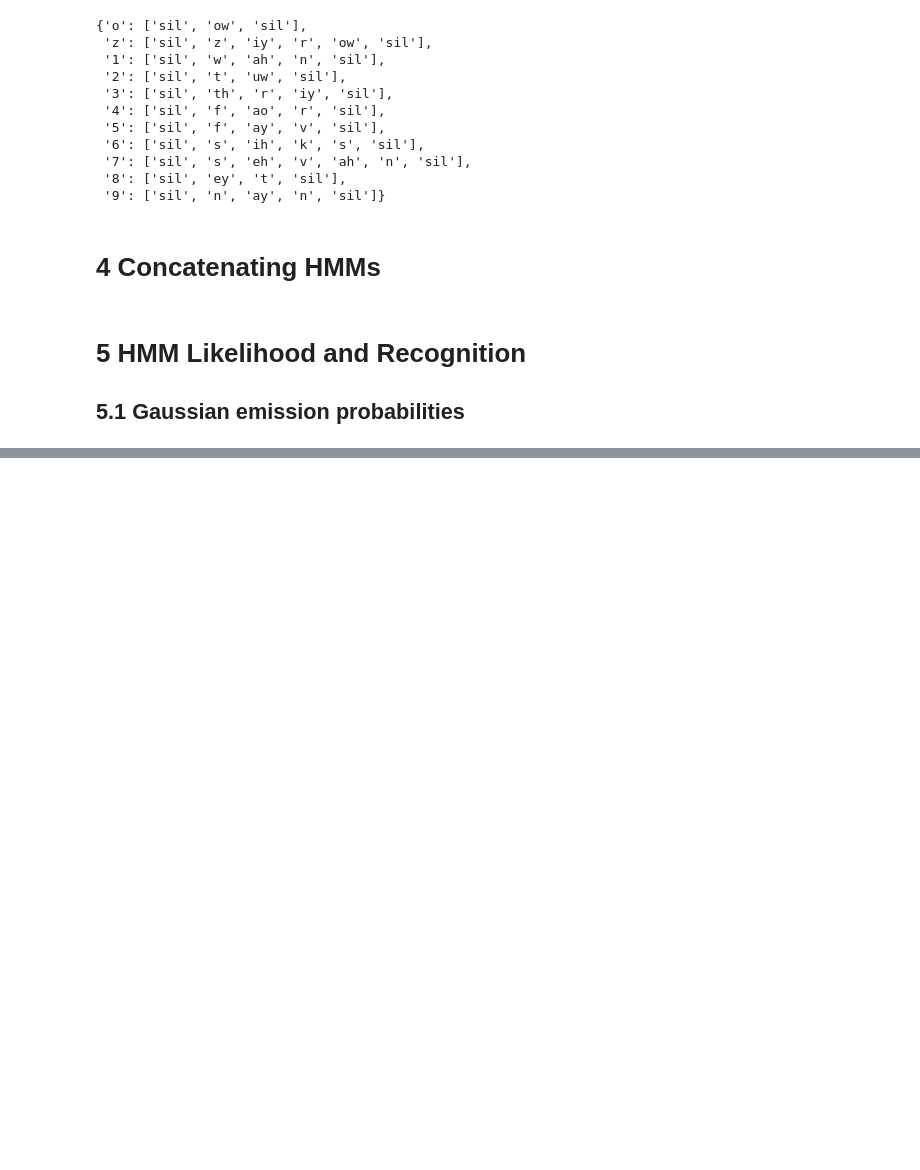
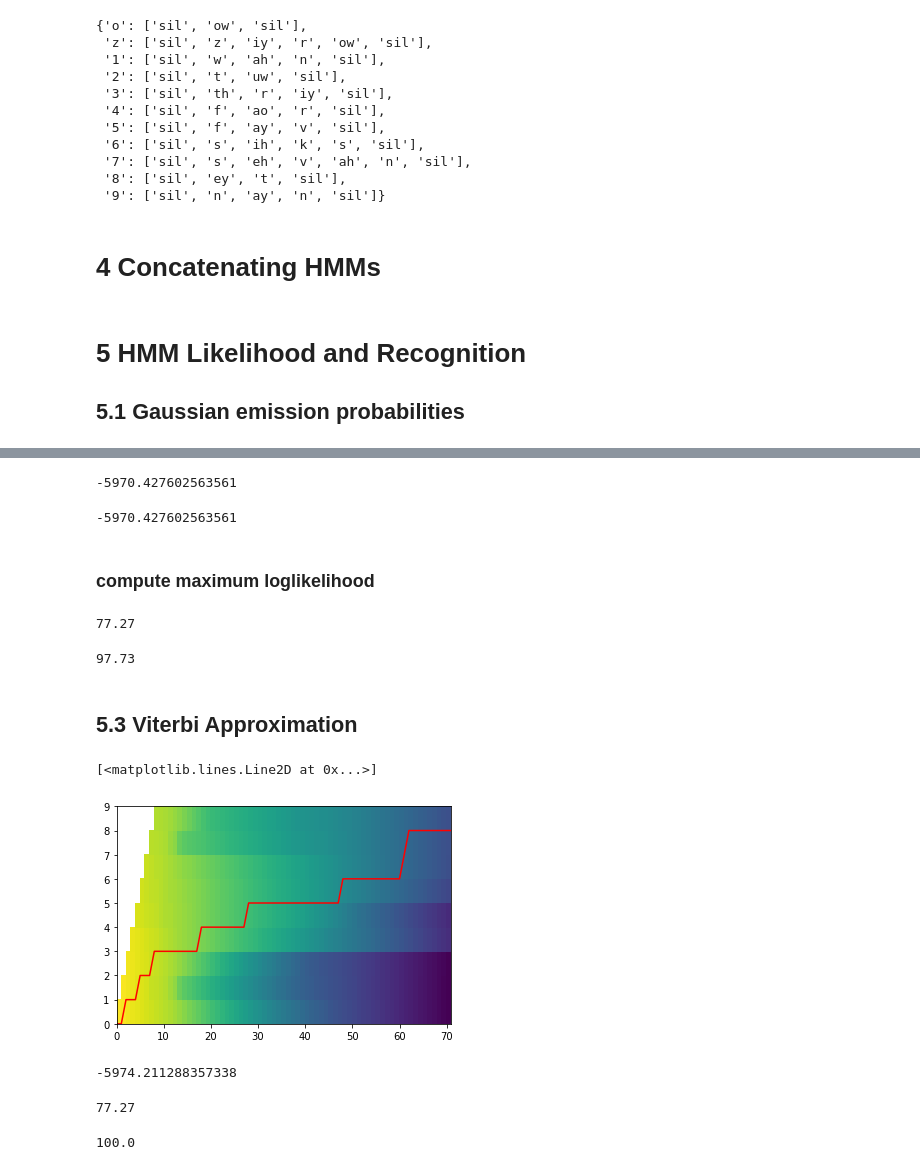
Before and after one commit to KenzaB27/ssr_labs, a Jupyter notebook: lab2/experiments.ipynb, the cells around one changed output, grey strips where cells are left out. Saved outputs shown, nothing was run; the diff lists cells and outputs as text; code cells hidden in the pictures; blank space fills up the shorter version.

Commit message:
viterbi implementation

```diff
--- a/lab2/experiments.ipynb
+++ b/lab2/experiments.ipynb
@@ -99,0 +149,9 @@ wordHMMs['o'] = proto.concatHMMs(phoneHMMs, isolated['o'])
+# %%
+loglik = logsumexp(log_alpha[-1])
+loglik
+# %% [output]
+-5970.427602563561
+# %%
+example['loglik']
+# %% [output]
+-5970.427602563561
@@ -99,0 +167,47 @@ wordHMMs['o'] = proto.concatHMMs(phoneHMMs, isolated['o'])
+# %% [markdown]
+### compute maximum loglikelihood
+# %%
+warnings.filterwarnings("ignore", category=RuntimeWarning)
+importlib.reload(proto)
+%time acc = proto.max_loglikelihood(data, onespeakerHMMs, "one", func="forward")
+acc
+# %% [output]
+77.27
+# %%
+warnings.filterwarnings("ignore", category=RuntimeWarning)
+importlib.reload(proto)
+%time acc = proto.max_loglikelihood(data, allspeakersHMMs, "all", func="forward")
+acc
+# %% [output]
+97.73
+# %% [markdown]
+## 5.3 Viterbi Approximation
+# %%
+importlib.reload(proto)
+vloglik, vpath = proto.viterbi(example['obsloglik'], np.log(wordHMMs['o']['startprob']), np.log(wordHMMs['o']['transmat']))
+# %%
+log_alpha = proto.forward(example['obsloglik'], np.log(wordHMMs['o']['startprob']), np.log(wordHMMs['o']['transmat']))
+plt.figure()
+plt.pcolormesh(log_alpha.T)
+plt.plot(range(len(vpath)), vpath, 'r')
+# %% [output]
+[<matplotlib.lines.Line2D at 0x...>]
+[figure, added]
+# %%
+example['vloglik']
+# %% [output]
+-5974.211288357338
+# %%
+warnings.filterwarnings("ignore", category=RuntimeWarning)
+importlib.reload(proto)
+%time acc = proto.max_loglikelihood(data, onespeakerHMMs, "one", "viterbi")
+acc
+# %% [output]
+77.27
+# %%
+warnings.filterwarnings("ignore", category=RuntimeWarning)
+importlib.reload(proto)
+%time acc = proto.max_loglikelihood(data, allspeakersHMMs, "all", "viterbi")
+acc
+# %% [output]
+100.0
```
Also changed, not shown: parts of 15 cells of this notebook, 1 other file.
